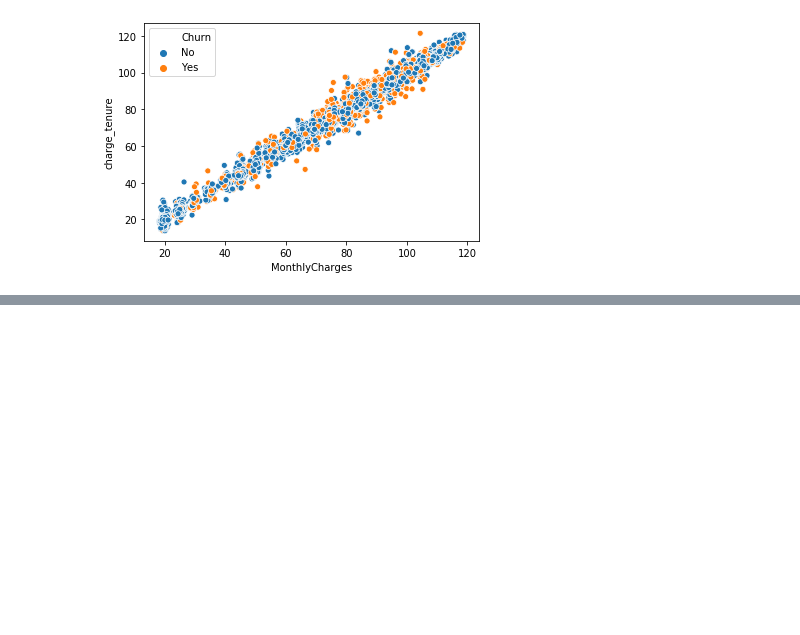
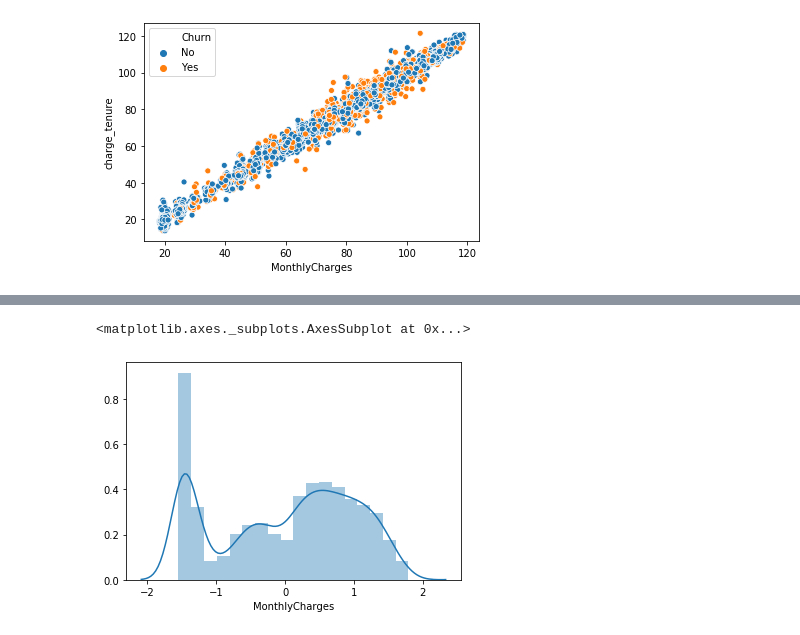
Before and after one commit to haythemmz/churn_prediction, a Jupyter notebook: EDA.ipynb, the cells around one changed output, grey strips where cells are left out. Saved outputs shown, nothing was run; the diff lists cells and outputs as text; code cells hidden in the pictures; blank space fills up the shorter version.

```diff
--- a/EDA.ipynb
+++ b/EDA.ipynb
@@ -327,0 +351,4 @@ for cal in categoricals:
+# %%
+from sklearn.preprocessing import StandardScaler
+num=StandardScaler().fit_transform(data.select_dtypes(include='float'))
+df_num=pd.DataFrame(data=num,columns=numericals)
@@ -327,0 +368,5 @@ for cal in categoricals:
+# %%
+sns.distplot(df_num['MonthlyCharges'])
+# %% [output]
+<matplotlib.axes._subplots.AxesSubplot at 0x...>
+[figure, added]
```
Also changed, not shown: parts of 46 cells of this notebook.
